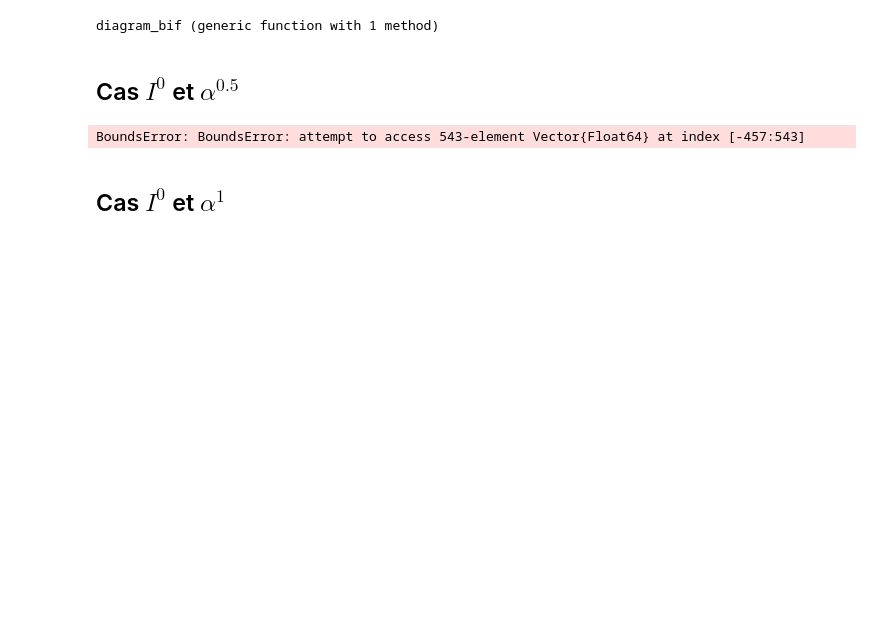
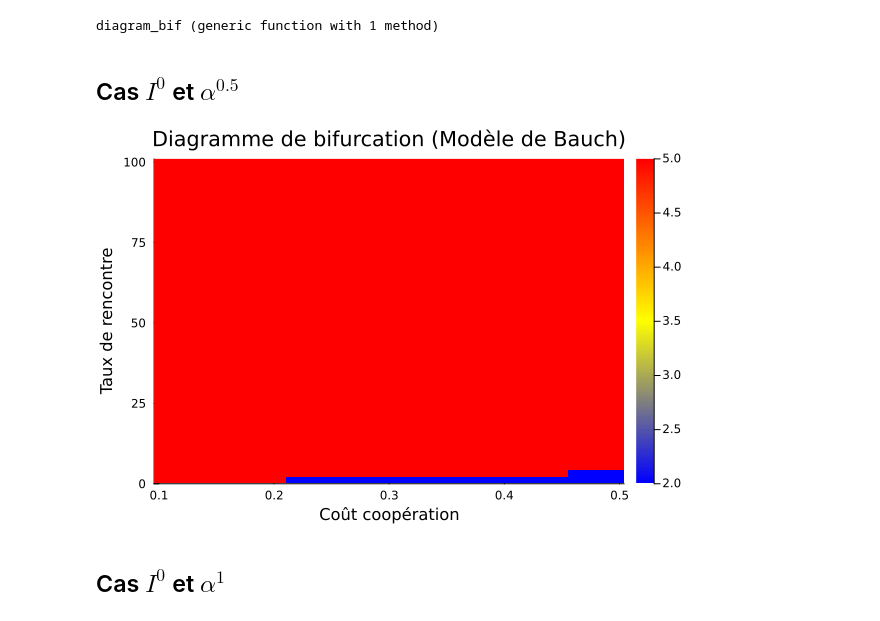
Before and after one commit to C-Monaury/Newborn_vaccination_evo_behavior_model, a Jupyter notebook: Julia/Julia_bauch.ipynb, the cells around one changed output. Cells and saved outputs as stored; diff of their text form; code cells hidden in the pictures; blank space fills up the shorter version.

```diff
--- a/Julia/Julia_bauch.ipynb
+++ b/Julia/Julia_bauch.ipynb
@@ -1255,32 +1258,32 @@ diagram_bif (generic function with 1 method)
 # %%
 param1 = 0.0
 param2 = 0.5
 nbr_val = 50
 ptime_bif_2 = ParTime(tspan = (0, 4000))
 
-result = diagram_bif(nbr_val, ptime_bif_2, param1, param2,Vern9())
+result = diagram_bif(nbr_val, ptime_bif_2, param1, param2,Rosenbrock23())
 # QBDF2
 
 # MEBDF2
 # Exp4
 # EXPRB53s3
 # HochOst4²
 # Debugging: Afficher le type et la valeur exacte de result
 println("Résultat brut: ", result)
 println("Type de résultat: ", typeof(result))
 
 
 Z1 = result  # Maintenant on est sûr que result est un tuple
 
 x = range(0.1, stop=0.5, length=nbr_val)
 y = range(1, stop=100, length=nbr_val)
 
 plt1 = diagramme(x, y, Z1)
 
 
 display(plt1)
 # %% [output]
-BoundsError: BoundsError: attempt to access 543-element Vector{Float64} at index [-457:543]
+[figure, added]
 # %% [markdown]
 ## Cas $I^0$ et $\alpha^1$
 # %%
```
Also changed, not shown: parts of 10 cells of this notebook.
